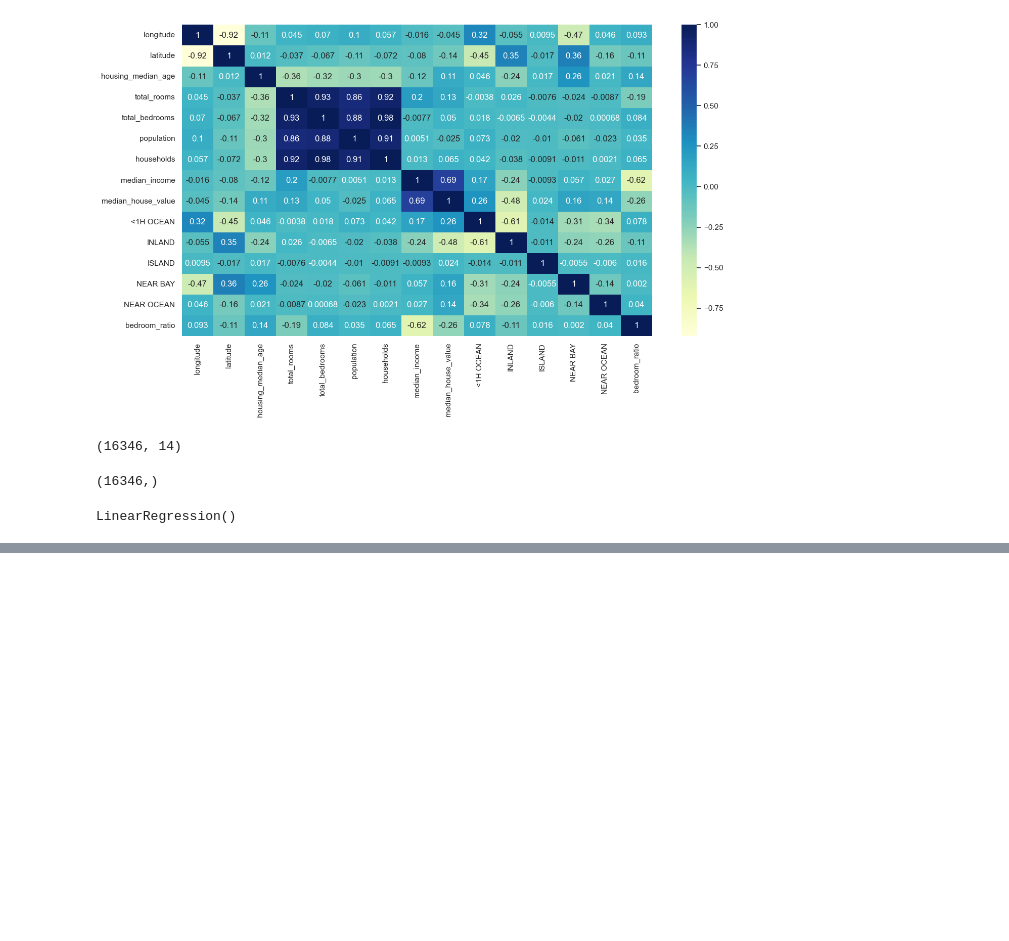
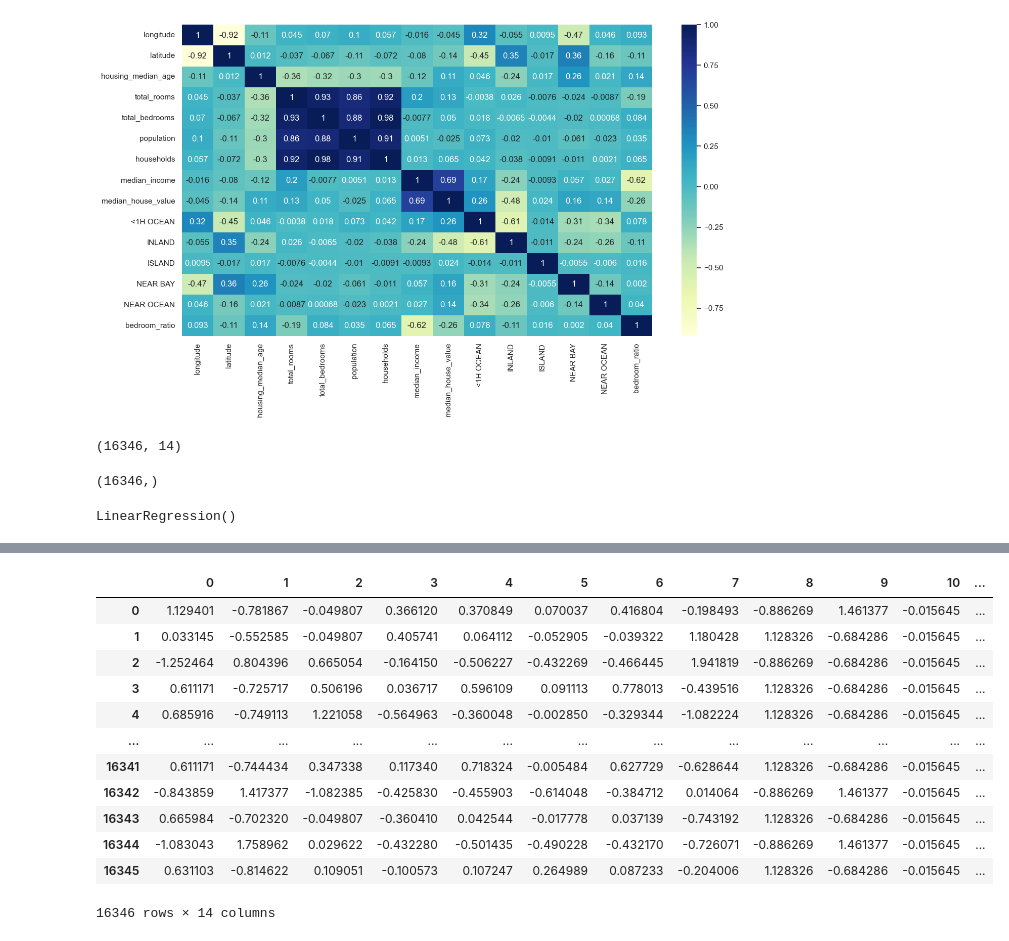
Before and after one commit to diorel/IApython, a Jupyter notebook: EjercicioRegresionLineal.ipynb, the cells around one changed output, grey strips where cells are left out. Cells and saved outputs as stored; diff of their text form; code cells hidden in the pictures; blank space fills up the shorter version.

```diff
--- a/EjercicioRegresionLineal.ipynb
+++ b/EjercicioRegresionLineal.ipynb
@@ -311,0 +344,7 @@ pd.DataFrame(comparativa)
+# %%
+from sklearn.preprocessing import StandardScaler
+
+scaler = StandardScaler()
+
+X_ent_esc = scaler.fit_transform(X_ent)
+X_pru_esc = scaler.fit_transform(X_pru)
@@ -311,0 +367,16 @@ pd.DataFrame(comparativa)
+# %%
+pd.DataFrame(X_ent_esc)
+# %% [output]
+|  | 0 | 1 | 2 | 3 | 4 | 5 | 6 | 7 | 8 | 9 | 10 | ... |
+| 0 | 1.129401 | -0.781867 | -0.049807 | 0.366120 | 0.370849 | 0.070037 | 0.416804 | -0.198493 | -0.886269 | 1.461377 | -0.015645 | ... |
+| 1 | 0.033145 | -0.552585 | -0.049807 | 0.405741 | 0.064112 | -0.052905 | -0.039322 | 1.180428 | 1.128326 | -0.684286 | -0.015645 | ... |
+| 2 | -1.252464 | 0.804396 | 0.665054 | -0.164150 | -0.506227 | -0.432269 | -0.466445 | 1.941819 | -0.886269 | -0.684286 | -0.015645 | ... |
+| 3 | 0.611171 | -0.725717 | 0.506196 | 0.036717 | 0.596109 | 0.091113 | 0.778013 | -0.439516 | 1.128326 | -0.684286 | -0.015645 | ... |
+| 4 | 0.685916 | -0.749113 | 1.221058 | -0.564963 | -0.360048 | -0.002850 | -0.329344 | -1.082224 | 1.128326 | -0.684286 | -0.015645 | ... |
+| ... | ... | ... | ... | ... | ... | ... | ... | ... | ... | ... | ... | ... |
+| 16341 | 0.611171 | -0.744434 | 0.347338 | 0.117340 | 0.718324 | -0.005484 | 0.627729 | -0.628644 | 1.128326 | -0.684286 | -0.015645 | ... |
+| 16342 | -0.843859 | 1.417377 | -1.082385 | -0.425830 | -0.455903 | -0.614048 | -0.384712 | 0.014064 | -0.886269 | 1.461377 | -0.015645 | ... |
+| 16343 | 0.665984 | -0.702320 | -0.049807 | -0.360410 | 0.042544 | -0.017778 | 0.037139 | -0.743192 | 1.128326 | -0.684286 | -0.015645 | ... |
+| 16344 | -1.083043 | 1.758962 | 0.029622 | -0.432280 | -0.501435 | -0.490228 | -0.432170 | -0.726071 | -0.886269 | 1.461377 | -0.015645 | ... |
+| 16345 | 0.631103 | -0.814622 | 0.109051 | -0.100573 | 0.107247 | 0.264989 | 0.087233 | -0.204006 | 1.128326 | -0.684286 | -0.015645 | ... |
+16346 rows × 14 columns
```
Also changed, not shown: parts of 15 cells of this notebook, 1 other file.
